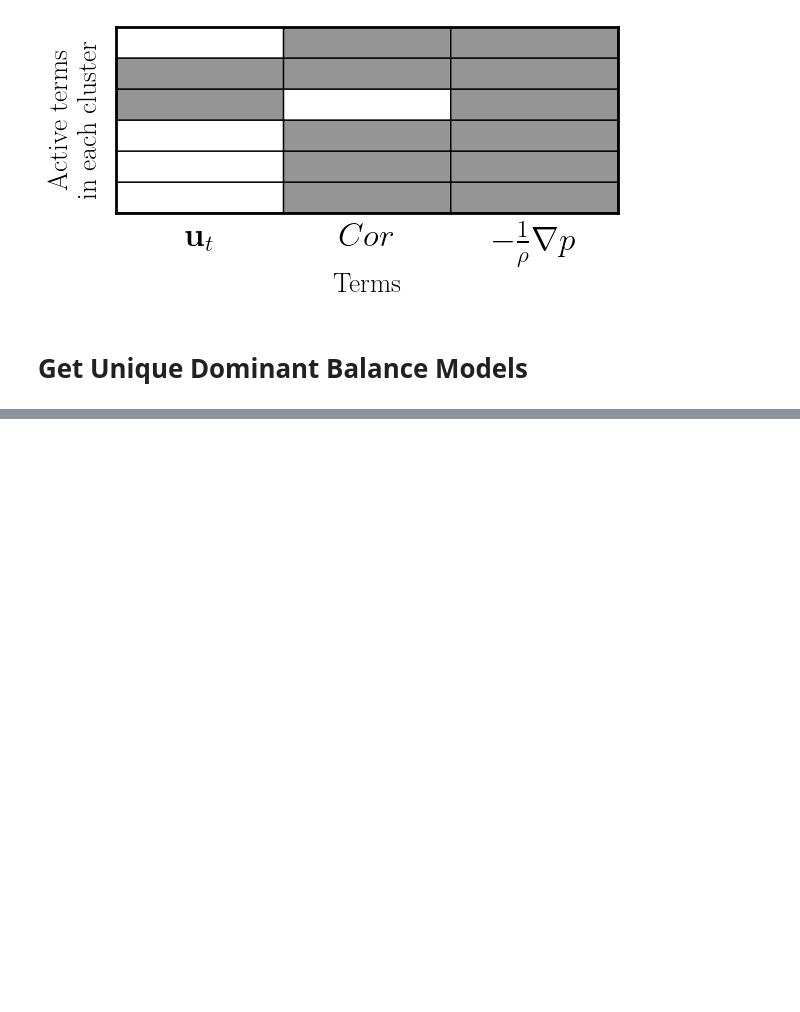
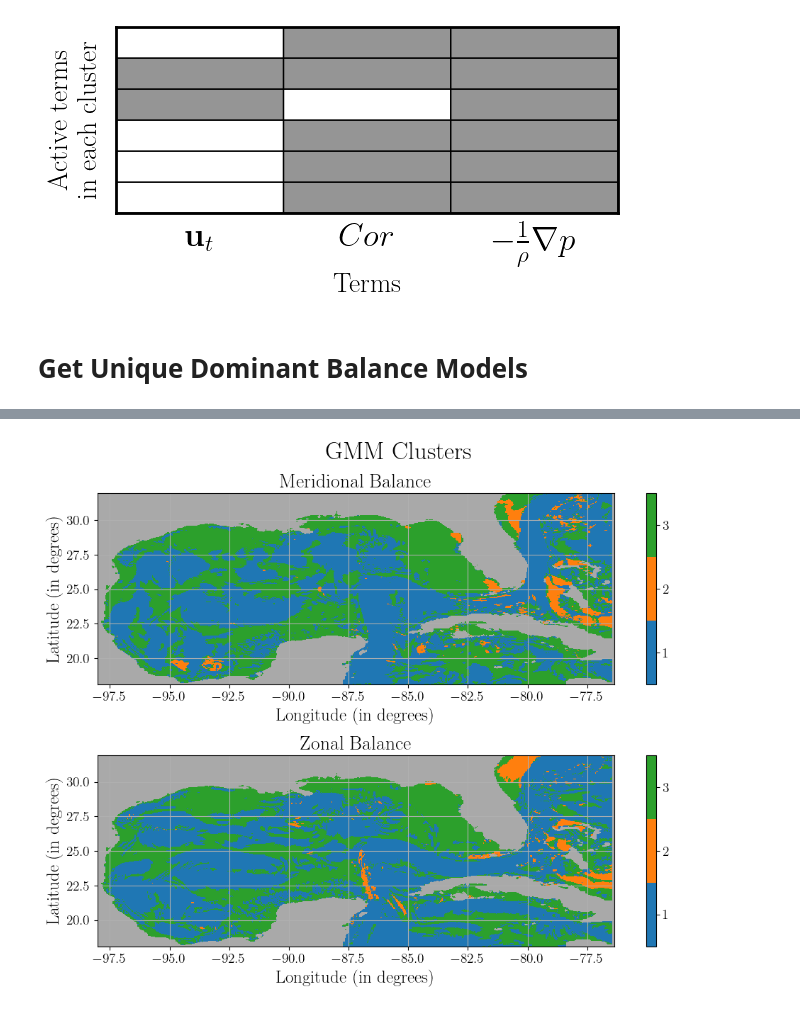
Before and after one commit to tbreitburd/Learning-Dominant-Physical-Processes-using-Unsupervised-Learning-Techniques-, a Jupyter notebook: Notebooks/Geostrophic_Balance.ipynb, the cells around one changed output, grey strips where cells are left out. Cells and saved outputs as stored; diff of their text form; code cells hidden in the pictures; blank space fills up the shorter version.

```diff
--- a/Notebooks/Geostrophic_Balance.ipynb
+++ b/Notebooks/Geostrophic_Balance.ipynb
@@ -387,0 +427,23 @@ pf.plot_active_terms(spca_model, labels)
+# %%
+# Assign the new cluster indices
+balance_idx = np.array([model_idx[i] for i in cluster_idx])
+
+n_meridional = len(features_mer[:, 0])
+
+balance_idx_mer = np.zeros(len(u[0].flatten()))
+balance_idx_zon = np.zeros(len(u[0].flatten()))
+
+balance_idx_mer[mer_nan] = np.NaN
+balance_idx_zon[zon_nan] = np.NaN
+
+balance_idx_mer[~mer_nan] = balance_idx[:n_meridional]
+balance_idx_zon[~zon_nan] = balance_idx[n_meridional:]
+
+
+balancemap_mer = balance_idx_mer.reshape(ny, nx)
+balancemap_zon = balance_idx_zon.reshape(ny, nx)
+# %%
+# Plot the balance models in space
+pf.plot_clustering_space_geo(balancemap_mer, balancemap_zon, lon, lat, nmodels)
+# %% [output]
+[figure, added]
```
Also changed, not shown: parts of 9 cells of this notebook.
